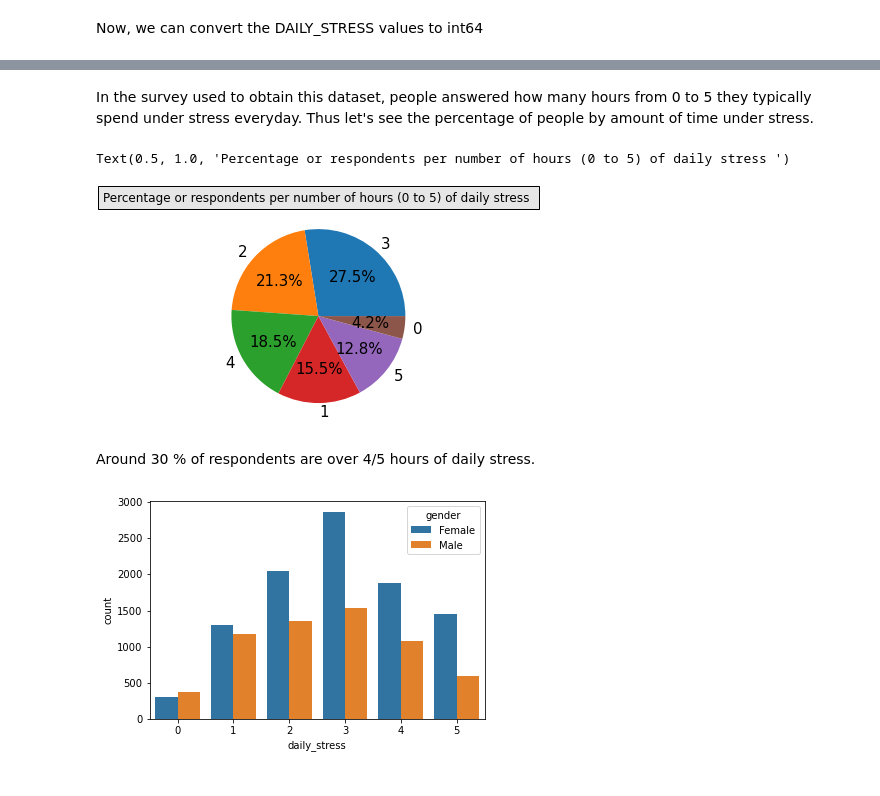
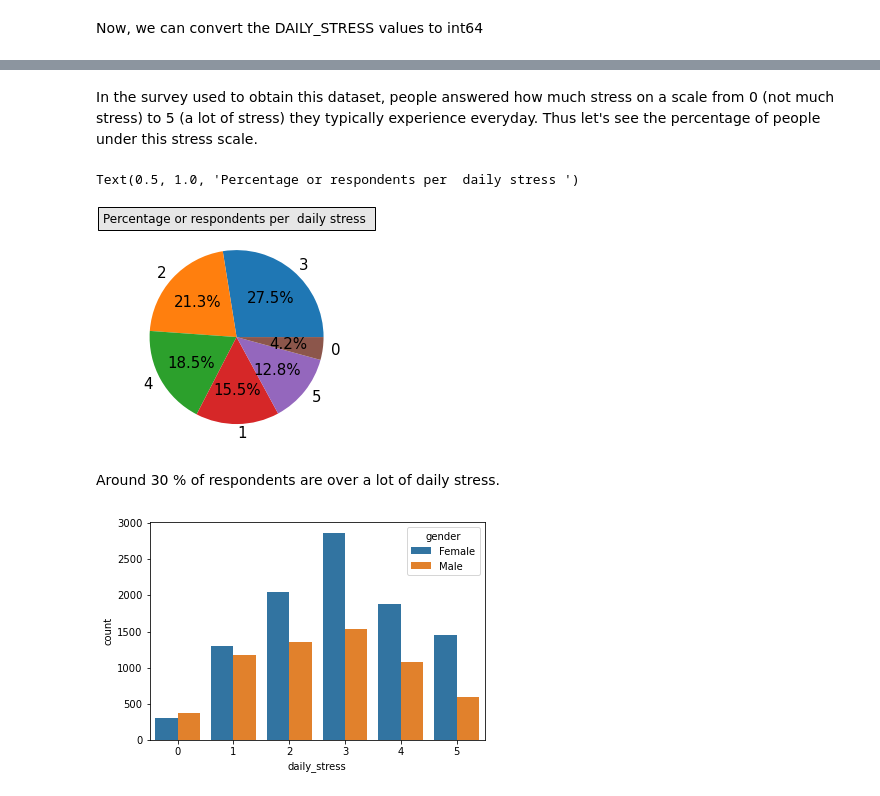
Before and after one commit to marialpaz/project_lifestyle, a Jupyter notebook: wellbeing.ipynb, the cells around one changed output, grey strips where cells are left out. Saved outputs shown, nothing was run; the diff lists cells and outputs as text; code cells hidden in the pictures.

Commit message:
changes in daily_stress discussion

```diff
--- a/wellbeing.ipynb
+++ b/wellbeing.ipynb
@@ -227,17 +227,17 @@ Data columns (total 25 columns):
 dtypes: datetime64[ns](1), float64(1), int64(21), object(2)
 memory usage: 3.2+ MB
 # %% [markdown]
-In the survey used to obtain this dataset, people answered how many hours from 0 to 5 they typically spend under stress everyday. Thus let's see the percentage of people by amount of time under stress.
+In the survey used to obtain this dataset, people answered how much stress on a scale from 0 (not much stress) to 5 (a lot of stress) they typically experience everyday. Thus let's see the percentage of people under this stress scale.
 # %%
 stress_percentage = data['daily_stress'].value_counts()*100/data.shape[0]
 # %%
 plt.pie(stress_percentage, labels=stress_percentage.index, autopct='%1.1f%%',textprops={'fontsize': 15})
-plt.title('Percentage or respondents per number of hours (0 to 5) of daily stress ',bbox={'facecolor':'0.9', 'pad':5})
+plt.title('Percentage or respondents per  daily stress ',bbox={'facecolor':'0.9', 'pad':5})
 # %% [output]
-Text(0.5, 1.0, 'Percentage or respondents per number of hours (0 to 5) of daily stress ')
+Text(0.5, 1.0, 'Percentage or respondents per  daily stress ')
-[figure, old version]
+[figure, new version]
 # %% [markdown]
-Around 30 % of respondents are over 4/5 hours of daily stress.
+Around 30 % of respondents are over a lot of daily stress.
 # %%
 ax = sns.countplot(x="daily_stress", hue = "gender", data=data)
 # %% [output]
```
Also changed, not shown: parts of 9 cells of this notebook.
